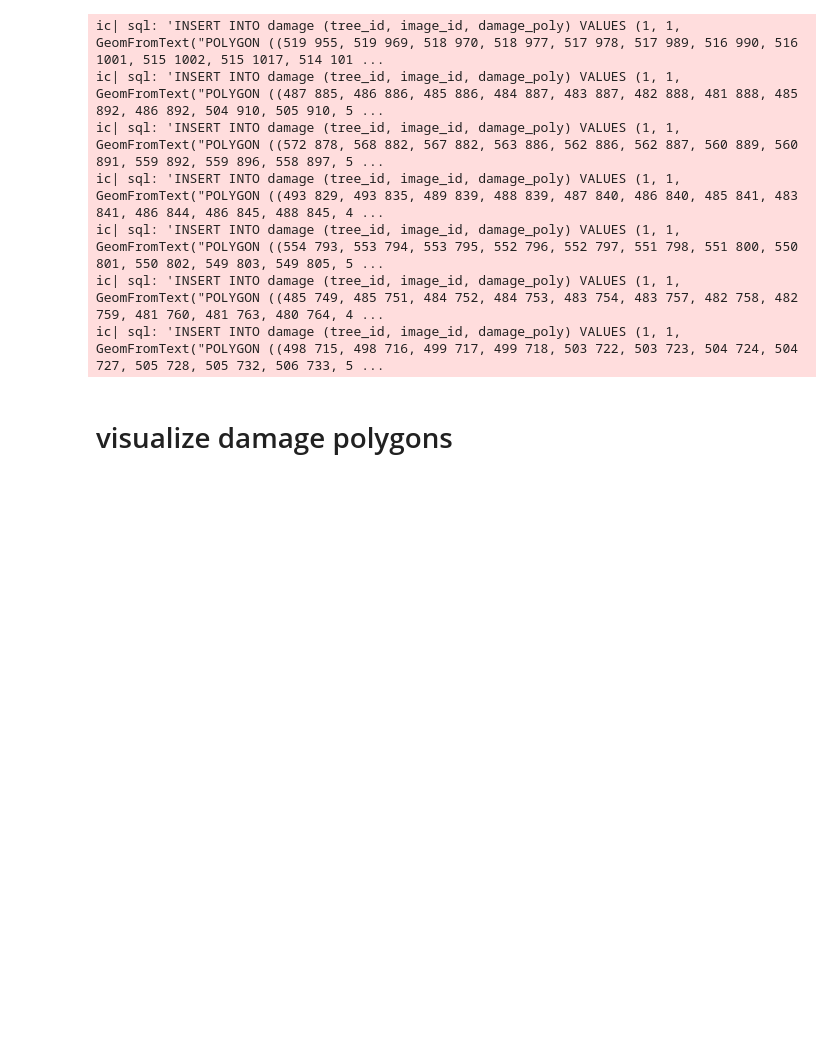
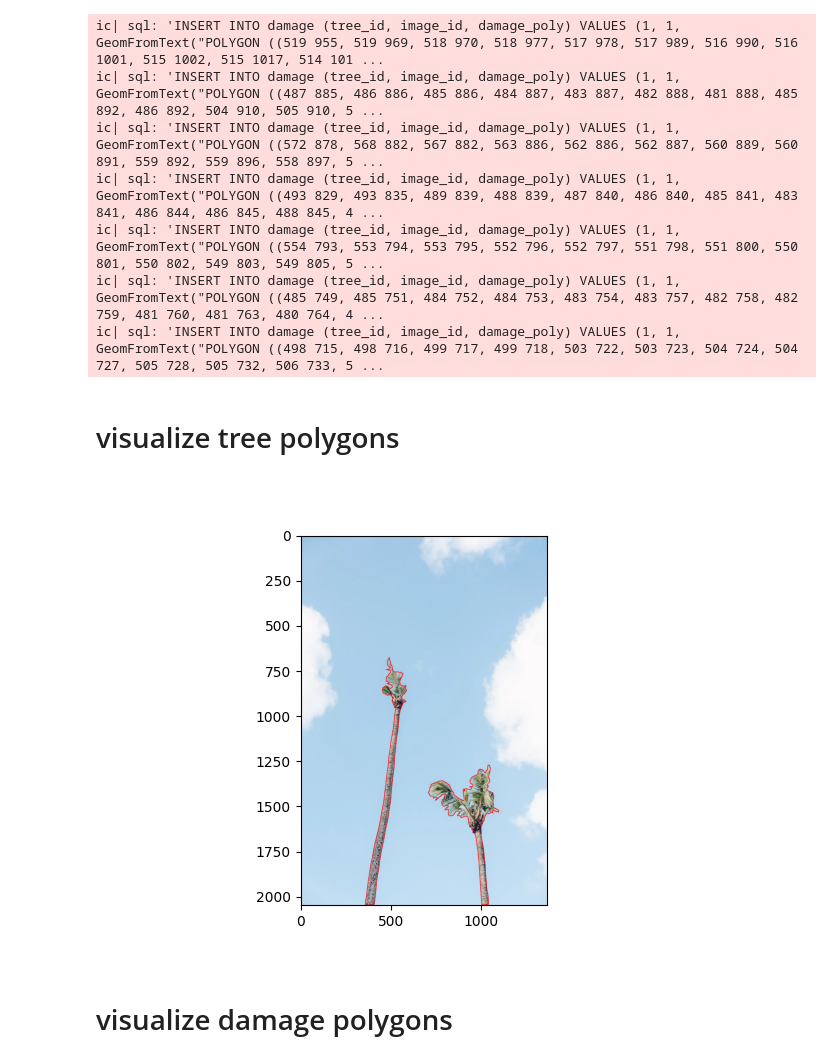
Before and after one commit to aubreymoore/CRB-2026-05-13, a Jupyter notebook: find_damage.ipynb, the cells around one changed output. Drawn from its saved outputs; the diff is of its cells as text; code cells hidden in the pictures; blank space fills up the shorter version.

```diff
--- a/find_damage.ipynb
+++ b/find_damage.ipynb
@@ -603,6 +603,52 @@ ic| sql: 'INSERT INTO damage (tree_id, image_id, damage_poly) VALUES (1, 1, Geom
 ic| sql: 'INSERT INTO damage (tree_id, image_id, damage_poly) VALUES (1, 1, GeomFromText("POLYGON ((554 793, 553 794, 553 795, 552 796, 552 797, 551 798, 551 800, 550 801, 550 802, 549 803, 549 805, 5 ...
 ic| sql: 'INSERT INTO damage (tree_id, image_id, damage_poly) VALUES (1, 1, GeomFromText("POLYGON ((485 749, 485 751, 484 752, 484 753, 483 754, 483 757, 482 758, 482 759, 481 760, 481 763, 480 764, 4 ...
 ic| sql: 'INSERT INTO damage (tree_id, image_id, damage_poly) VALUES (1, 1, GeomFromText("POLYGON ((498 715, 498 716, 499 717, 499 718, 503 722, 503 723, 504 724, 504 727, 505 728, 505 732, 506 733, 5 ...
+# %% [markdown]
+# visualize tree polygons
+# %%
+import shapely
+
+image_id = 1
+
+conn = sqlite3.connect(db_path)
+conn.enable_load_extension(True)
+conn.load_extension('mod_spatialite')
+cursor = conn.cursor()
+
+cursor.execute(f'SELECT image_path FROM images WHERE image_id={image_id}')
+image_path = cursor.fetchone()[0]
+img = cv2.imread(image_path)
+
+cursor.execute(f'SELECT AsWKT(tree_poly) FROM trees WHERE image_id={image_id}')
+wkts = cursor.fetchall()
+
+# 'polygons' is a NumPy array of Shapely objects
+polygons = shapely.from_wkt(wkts).tolist()
+opencv_contours = []
+for polygon_list in polygons:
+
+    # Extract the actual Shapely polygon object from inside the list
+    poly = polygon_list[0]
+
+    if poly is None or poly.is_empty:
+        continue
+
+    # convert to numpy array of coordinates
+    ext_coords = np.array(poly.exterior.coords)
+
+    # Reshape for OpenCV contours
+    cv2_contour = ext_coords.astype(np.int32).reshape((-1, 1, 2))
+    opencv_contours.append(cv2_contour)
+
+# ensure all coordinates are positive
+opencv_contours = np.abs(np.array(opencv_contours, dtype=object), dtype=object)
+
+cv2.polylines(img, opencv_contours, color=(0,0,255), isClosed=True, thickness=2)
+img=cv2.cvtColor(img, cv2.COLOR_BGR2RGB)
+fig, ax = plt.subplots(1,1)
+plt.imshow(img);
+# %% [output]
+[figure, added]
 # %% [markdown]
 # visualize damage polygons
 # %%
```
Also changed, not shown: parts of 1 cell of this notebook.
